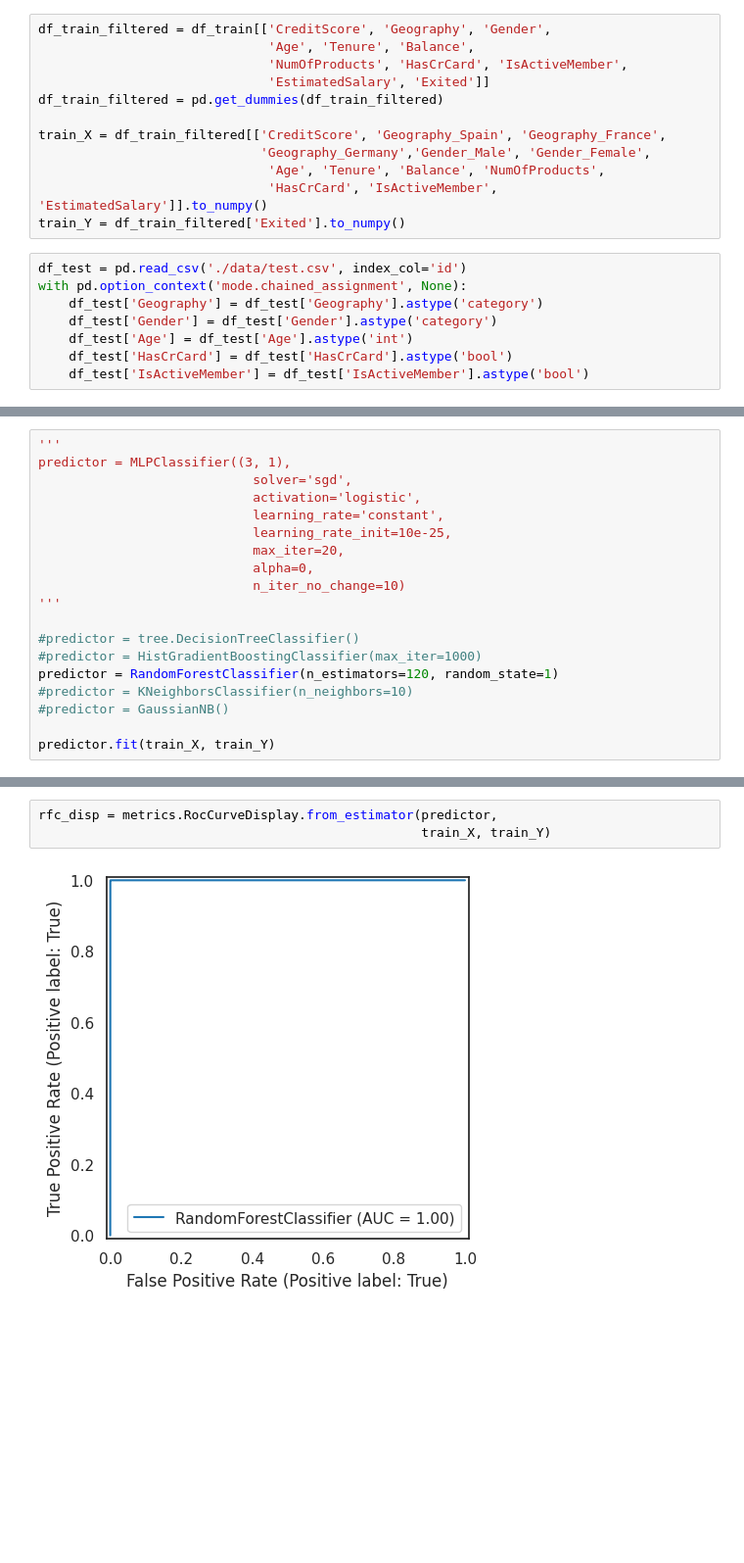
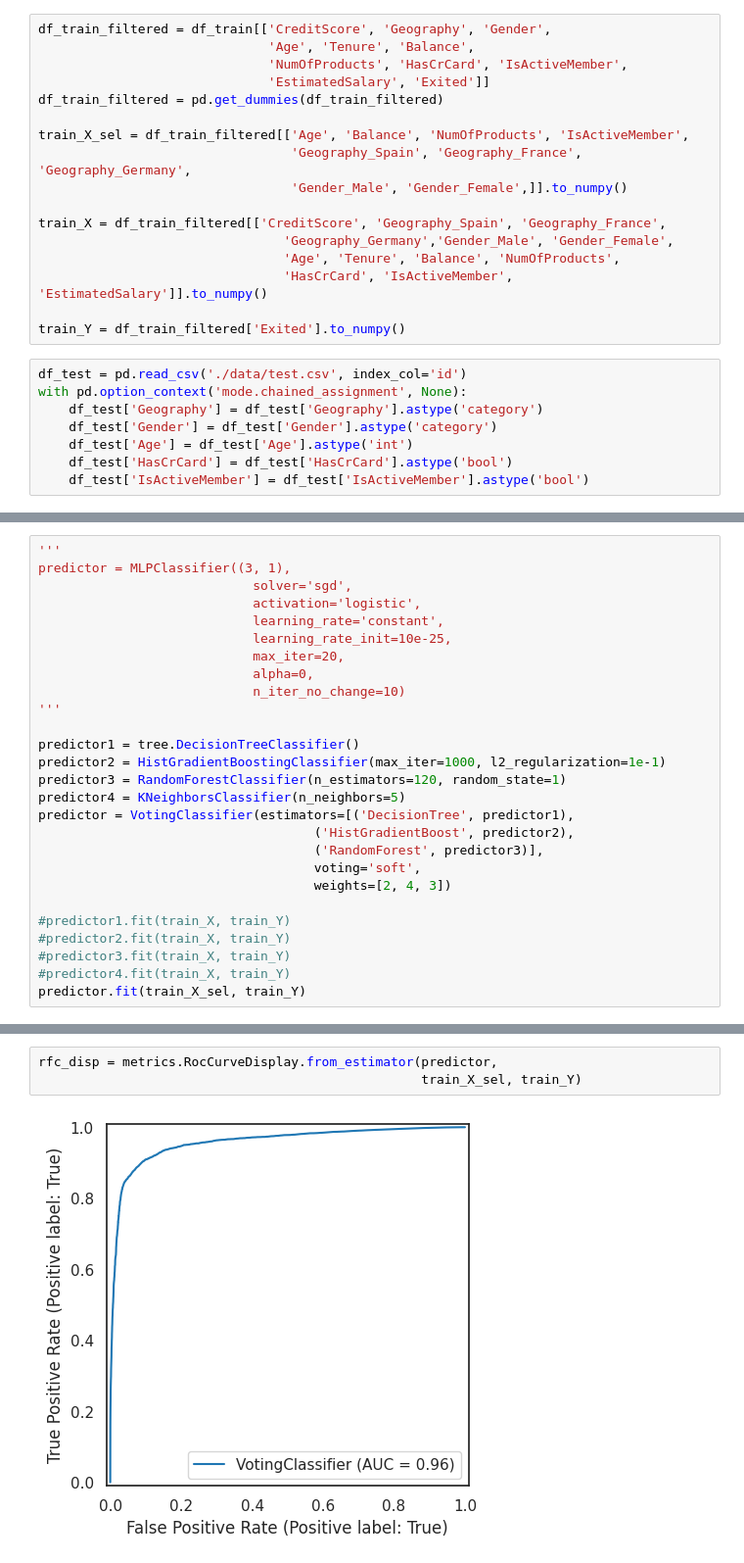
Before and after one commit to Xornotor/BankChurn-Kaggle, a Jupyter notebook: BankChurn-ML.ipynb, the cells around one changed output, grey strips where cells are left out. Shown: that part at 98% size. Saved outputs shown, nothing was run; the diff lists cells and outputs as text; blank space fills up the shorter version.

```diff
--- a/BankChurn-ML.ipynb
+++ b/BankChurn-ML.ipynb
@@ -35,10 +36,15 @@ df_train_filtered = df_train[['CreditScore', 'Geography', 'Gender',
                               'EstimatedSalary', 'Exited']]
 df_train_filtered = pd.get_dummies(df_train_filtered)
 
+train_X_sel = df_train_filtered[['Age', 'Balance', 'NumOfProducts', 'IsActiveMember',
+                                 'Geography_Spain', 'Geography_France', 'Geography_Germany',
+                                 'Gender_Male', 'Gender_Female',]].to_numpy()
+
 train_X = df_train_filtered[['CreditScore', 'Geography_Spain', 'Geography_France',
-                             'Geography_Germany','Gender_Male', 'Gender_Female',
-                              'Age', 'Tenure', 'Balance', 'NumOfProducts',
-                              'HasCrCard', 'IsActiveMember', 'EstimatedSalary']].to_numpy()
+                                'Geography_Germany','Gender_Male', 'Gender_Female',
+                                'Age', 'Tenure', 'Balance', 'NumOfProducts',
+                                'HasCrCard', 'IsActiveMember', 'EstimatedSalary']].to_numpy()
+
 train_Y = df_train_filtered['Exited'].to_numpy()
 # %%
 df_test = pd.read_csv('./data/test.csv', index_col='id')
@@ -71,11 +81,19 @@ predictor = MLPClassifier((3, 1),
                             n_iter_no_change=10)
 '''
 
-#predictor = tree.DecisionTreeClassifier()
-#predictor = HistGradientBoostingClassifier(max_iter=1000)
-predictor = RandomForestClassifier(n_estimators=120, random_state=1)
-#predictor = KNeighborsClassifier(n_neighbors=10)
-#predictor = GaussianNB()
+predictor1 = tree.DecisionTreeClassifier()
+predictor2 = HistGradientBoostingClassifier(max_iter=1000, l2_regularization=1e-1)
+predictor3 = RandomForestClassifier(n_estimators=120, random_state=1)
+predictor4 = KNeighborsClassifier(n_neighbors=5)
+predictor = VotingClassifier(estimators=[('DecisionTree', predictor1),
+                                    ('HistGradientBoost', predictor2),
+                                    ('RandomForest', predictor3)],
+                                    voting='soft',
+                                    weights=[2, 4, 3])
 
-predictor.fit(train_X, train_Y)
+#predictor1.fit(train_X, train_Y)
+#predictor2.fit(train_X, train_Y)
+#predictor3.fit(train_X, train_Y)
+#predictor4.fit(train_X, train_Y)
+predictor.fit(train_X_sel, train_Y)
 # %% [output]
@@ -107,5 +132,5 @@ sns.histplot(test_Y[:, 1])
 # %%
 rfc_disp = metrics.RocCurveDisplay.from_estimator(predictor,
-                                                  train_X, train_Y)
+                                                  train_X_sel, train_Y)
 # %% [output]
-[figure, old version]
+[figure, new version]
```
Also changed, not shown: parts of 6 cells of this notebook, 3 other files.
